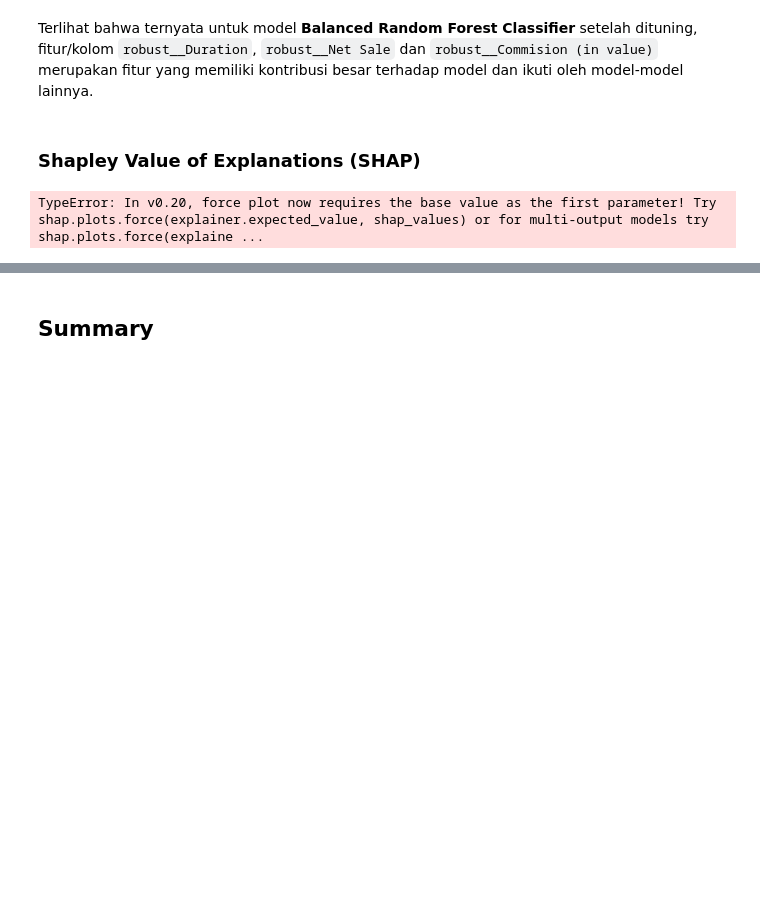
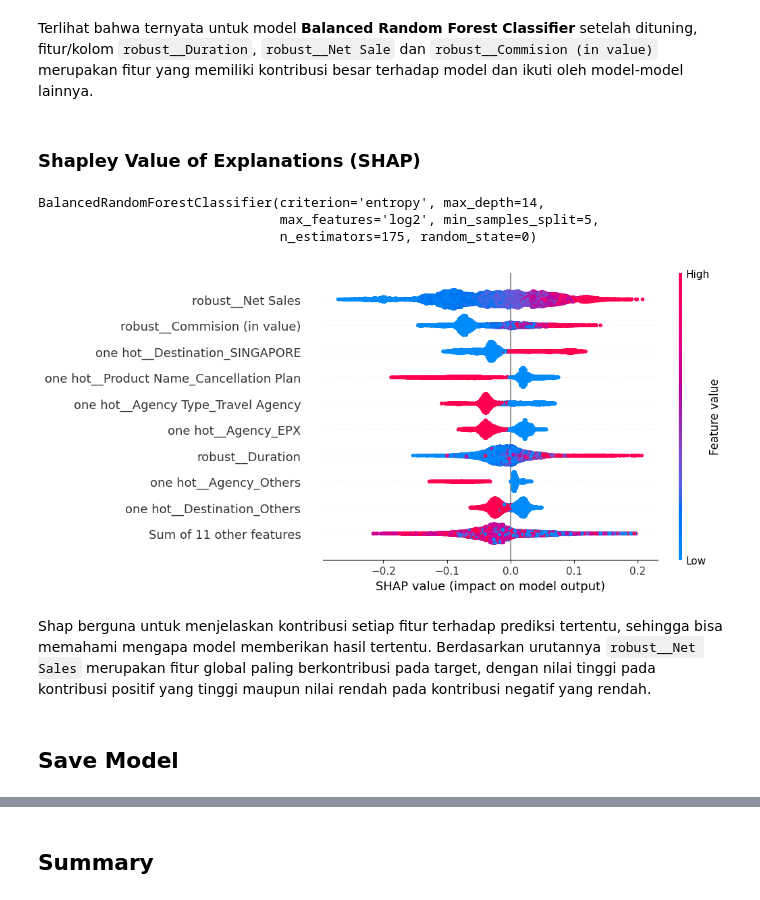
Before and after one commit to stefanuswilliam32/Travel-Insurance-Claim-Detection, a Jupyter notebook: JCDS0508_Stefanus William Alexander.ipynb, the cells around one changed output, grey strips where cells are left out. Saved outputs shown, nothing was run; the diff lists cells and outputs as text; code cells hidden in the pictures; blank space fills up the shorter version.

```diff
--- a/JCDS0508_Stefanus William Alexander.ipynb
+++ b/JCDS0508_Stefanus William Alexander.ipynb
@@ -1179,16 +1183,24 @@ Terlihat bahwa ternyata untuk model **Balanced Random Forest Classifier** setela
 ### Shapley Value of Explanations (SHAP)
 # %%
 best_pipeline = randomsearch.best_estimator_
-best_model2 = best_pipeline.named_steps['model']
+best_model2 = best_pipeline['model']
 transformers = best_pipeline[:-1]
 X_train_transformed = transformers.transform(X_train)
+best_model2.fit(X_train_transformed, y_train)
+# %% [output]
+BalancedRandomForestClassifier(criterion='entropy', max_depth=14,
+                               max_features='log2', min_samples_split=5,
+                               n_estimators=175, random_state=0)
 # %%
 explainer = shap.TreeExplainer(best_model2)
-
-# Compute SHAP values
 shap_values = explainer(X_train_transformed)
-
-# Visualize SHAP summary plot
-shap.force_plot(explainer.expected_value, shap_values[0], X_train_transformed[0])
-# %% [output]
-TypeError: In v0.20, force plot now requires the base value as the first parameter! Try shap.plots.force(explainer.expected_value, shap_values) or for multi-output models try shap.plots.force(explaine ...
+# %%
+shap_values.feature_names = best_pipeline['preprocessing'].get_feature_names_out()
+# %%
+shap.plots.beeswarm(shap_values[:,:,1])
+# %% [output]
+[figure, added]
+# %% [markdown]
+Shap berguna untuk menjelaskan kontribusi setiap fitur terhadap prediksi tertentu, sehingga bisa memahami mengapa model memberikan hasil tertentu. Berdasarkan urutannya `robust__Net Sales` merupakan fitur global paling berkontribusi pada target, dengan nilai tinggi pada kontribusi positif yang tinggi maupun nilai rendah pada kontribusi negatif yang rendah.
+# %% [markdown]
+## Save Model
```
Also changed, not shown: parts of 20 cells of this notebook, 6 other files.
